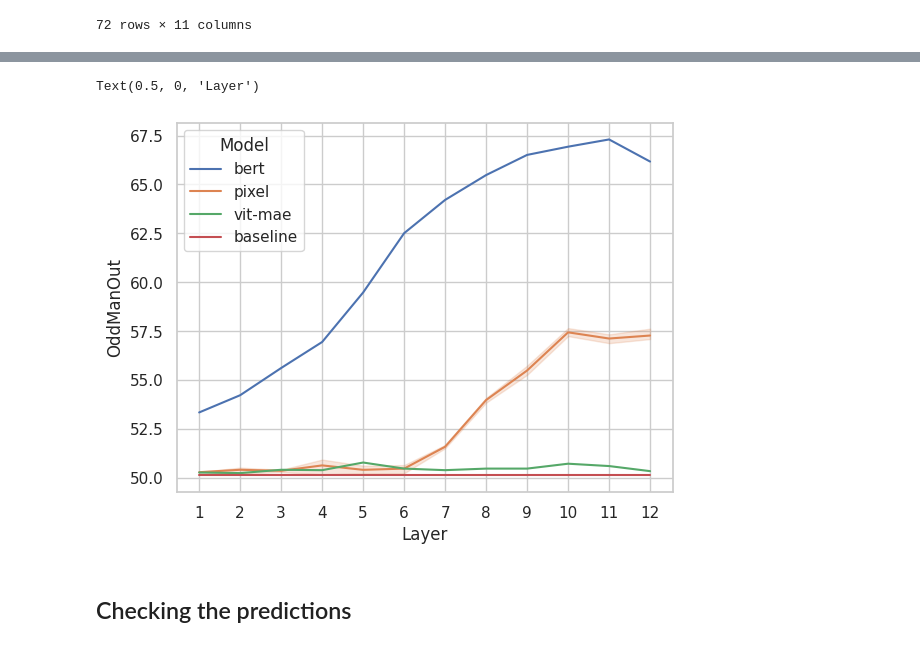
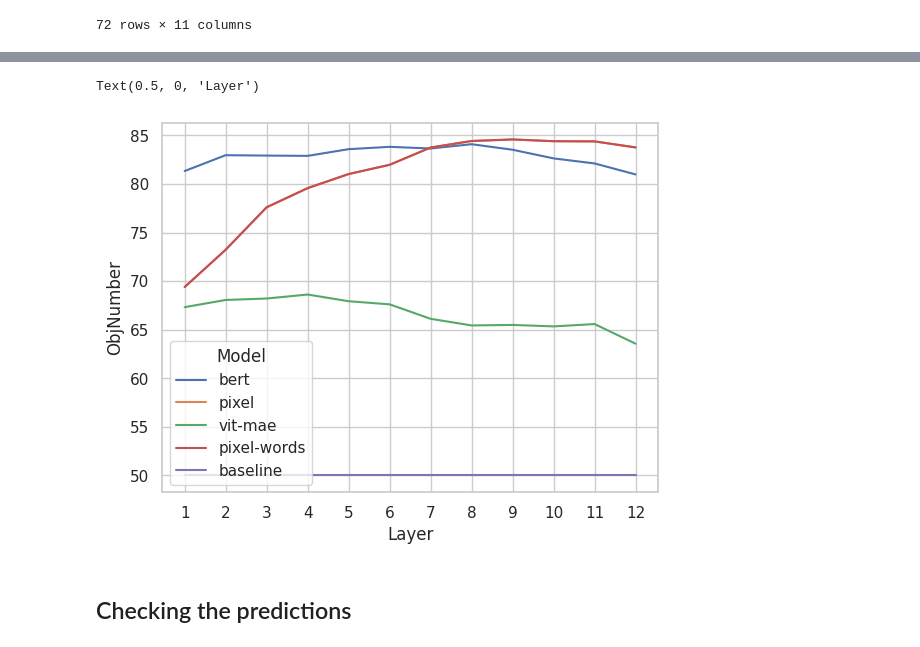
Before and after one commit to vgaraujov/SentEval, a Jupyter notebook: read_pickle.ipynb, the cells around one changed output, grey strips where cells are left out. Drawn from its saved outputs; the diff is of its cells as text; code cells hidden in the pictures.

Commit message:
adding visual probing

```diff
--- a/read_pickle.ipynb
+++ b/read_pickle.ipynb
@@ -29,15 +29,16 @@ def read_pickle(model, lang, layer, seed):
     df['Model'] = model
     return df, df_list
 # %%
-def return_df_eng(lang, seed):
+def return_df_eng(seed):
 
     datab = []
     datam = []
     datap = []
     datamp = []
     datav = []
+    datapw = []
 
-    lang = lang
+    lang = "English"
 
     for i in range(1,13):
         datab.append(read_pickle('bert', lang, str(i), seed)[0]['DevAcc'])
@@ -45,6 +46,7 @@ def return_df_eng(lang, seed):
         datap.append(read_pickle('pixel', lang, str(i), seed)[0]['DevAcc'])
         # datamp.append(read_pickle('mpixel', lang, str(i), 'mean')[0]['DevAcc'])
         datav.append(read_pickle('vit-mae', lang, str(i), seed)[0]['DevAcc'])
+        datapw.append(read_pickle('pixel-words', lang, str(i), seed)[0]['DevAcc'])
 
 
     tasks = read_pickle('pixel', lang, '1', seed)[0].index
@@ -86,6 +88,9 @@ def return_df_eng(lang, seed):
     dfv = pd.concat(datav, axis=1)
     dfv.columns = list(range(1,13))
 
+    dfpw = pd.concat(datapw, axis=1)
+    dfpw.columns = list(range(1,13))
+
     dfbase = pd.concat(baseline, axis=1)
     dfbase.columns = list(range(1,13))
 
@@ -99,6 +104,8 @@ def return_df_eng(lang, seed):
     # dfmp_aux['Model'] = 'mpixel'
     dfv_aux = dfv.T
     dfv_aux['Model'] = 'vit-mae'
+    dfpw_aux = dfpw.T
+    dfpw_aux['Model'] = 'pixel-words'
     dfbase_aux = dfbase.T
     dfbase_aux['Model'] = 'baseline'
     all_list = [dfb_aux,
@@ -106,6 +113,7 @@ def return_df_eng(lang, seed):
                 # dfm_aux,
                 # dfmp_aux,
                 dfv_aux,
+                dfpw_aux,
                 dfbase_aux]
     dev_df = pd.concat(all_list)
 
@@ -670,3 +678,6 @@ dev_df
 | 11 | 16.666667 | 0.10 | 17.88 | 5.00 | 50.00 | 50.00 | 50.00 | 50.00 | ... |
 | 12 | 16.666667 | 0.10 | 17.88 | 5.00 | 50.00 | 50.00 | 50.00 | 50.00 | ... |
 72 rows × 11 columns
+# %%
+dev_df = return_df_eng(seed="1111")
+dev_df
@@ -673,11 +702,11 @@ dev_df
 # %%
-ax = sns.lineplot(data=dev_df, x=dev_df.index, y=dev_df.columns[8], hue='Model')
+ax = sns.lineplot(data=dev_df, x=dev_df.index, y=dev_df.columns[7], hue='Model')
 ax.set_xticks(range(1,13))
 # ax.set_yticks(range(0,101,10))
 ax.set_xlabel('Layer')
 # %% [output]
 Text(0.5, 0, 'Layer')
-[figure, old version]
+[figure, new version]
 # %% [markdown]
 ## Checking the predictions
 # %%
```
Also changed, not shown: parts of 1 cell of this notebook, 16 other files.
